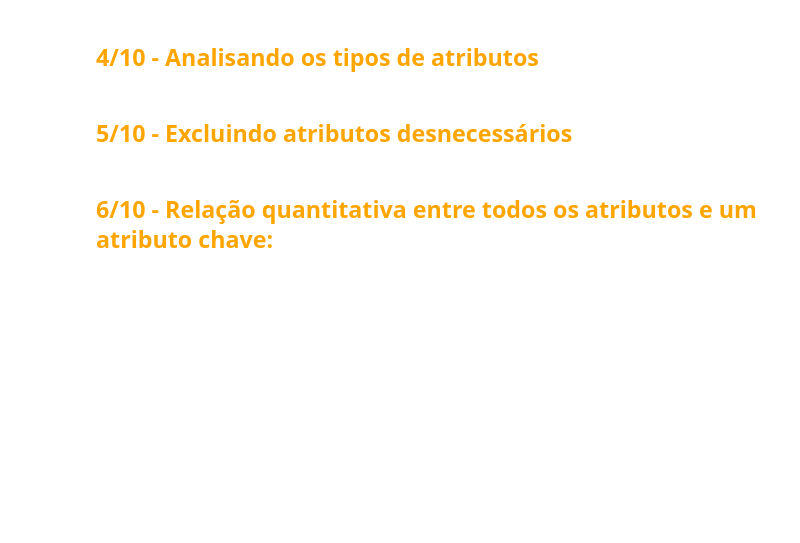
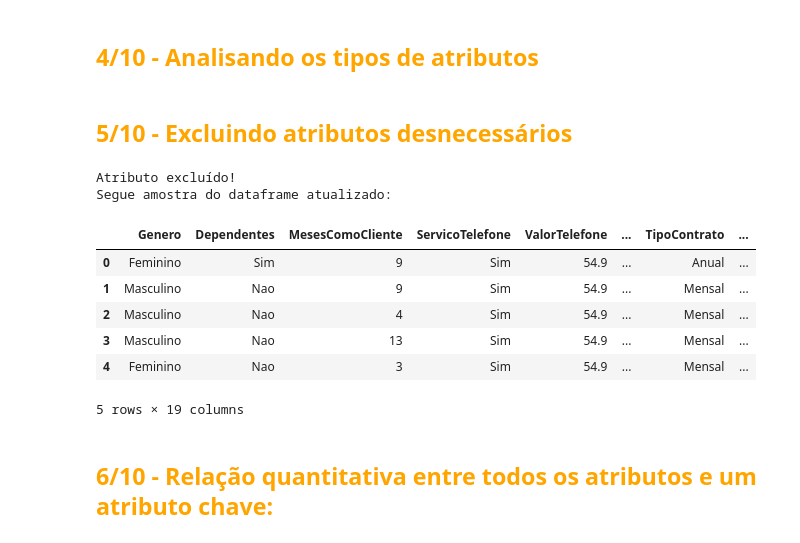
Before and after one commit to mauricionoronha/classificador_generico_simplificado, a Jupyter notebook: ml_classificacao_simplificada.ipynb, the cells around one changed output. Saved outputs shown, nothing was run; the diff lists cells and outputs as text; code cells hidden in the pictures; blank space fills up the shorter version.

```diff
--- a/ml_classificacao_simplificada.ipynb
+++ b/ml_classificacao_simplificada.ipynb
@@ -20,6 +20,6 @@
 # Criação dos campos de preenchimento usando #@param
 #@markdown > ### Insira o endereço do arquivo abaixo e escolha o tipo correto de arquivo que deseja importar:
-endereco = "" #@param {type:"string"}
+endereco = "/content/drive/MyDrive/MACHINE_LEARNNING/telecom_users.xlsx" #@param {type:"string"}
 tipo_arquivo = "excel" #@param ["csv", "excel"]
 separador = ";" #@param [",", ";"]
 
@@ -68,7 +94,7 @@ Escolha = 1 #@param ["1", "2"] {type:"raw"}
 
 #@markdown > ###  Informe o nome do Atributo com dados nulos:
 
-Nome_Atrib_Dados_Nulos = "" #@param {type:"string"}
+Nome_Atrib_Dados_Nulos = "Churn" #@param {type:"string"}
 
 
 if Escolha == 1:
@@ -117,11 +143,21 @@
 # %%
 #@markdown ---
 #@markdown > ### Informe o nome do atributo que deseja retirar do dataframe:
-Nome_Atributo = "" #@param {type:"string"}
+Nome_Atributo = "ValorBackupOnline" #@param {type:"string"}
 dados2 = dados2.drop(Nome_Atributo, axis=1)
 print('\033[1;32mAtributo excluído!')
 print('\033[1;32mSegue amostra do dataframe atualizado:')
 dados2.head()
+# %% [output]
+Atributo excluído!
+Segue amostra do dataframe atualizado:
+|  | Genero | Dependentes | MesesComoCliente | ServicoTelefone | ValorTelefone | ... | TipoContrato | ... |
+| 0 | Feminino | Sim | 9 | Sim | 54.9 | ... | Anual | ... |
+| 1 | Masculino | Nao | 9 | Sim | 54.9 | ... | Mensal | ... |
+| 2 | Masculino | Nao | 4 | Sim | 54.9 | ... | Mensal | ... |
+| 3 | Masculino | Nao | 13 | Sim | 54.9 | ... | Mensal | ... |
+| 4 | Feminino | Nao | 3 | Sim | 54.9 | ... | Mensal | ... |
+5 rows × 19 columns
 # %% [markdown]
 ## <font color='#FFA500'> 6/10 - Relação quantitativa entre todos os atributos e um atributo chave:</font>
 # %%
```
Also changed, not shown: parts of 20 cells of this notebook.
